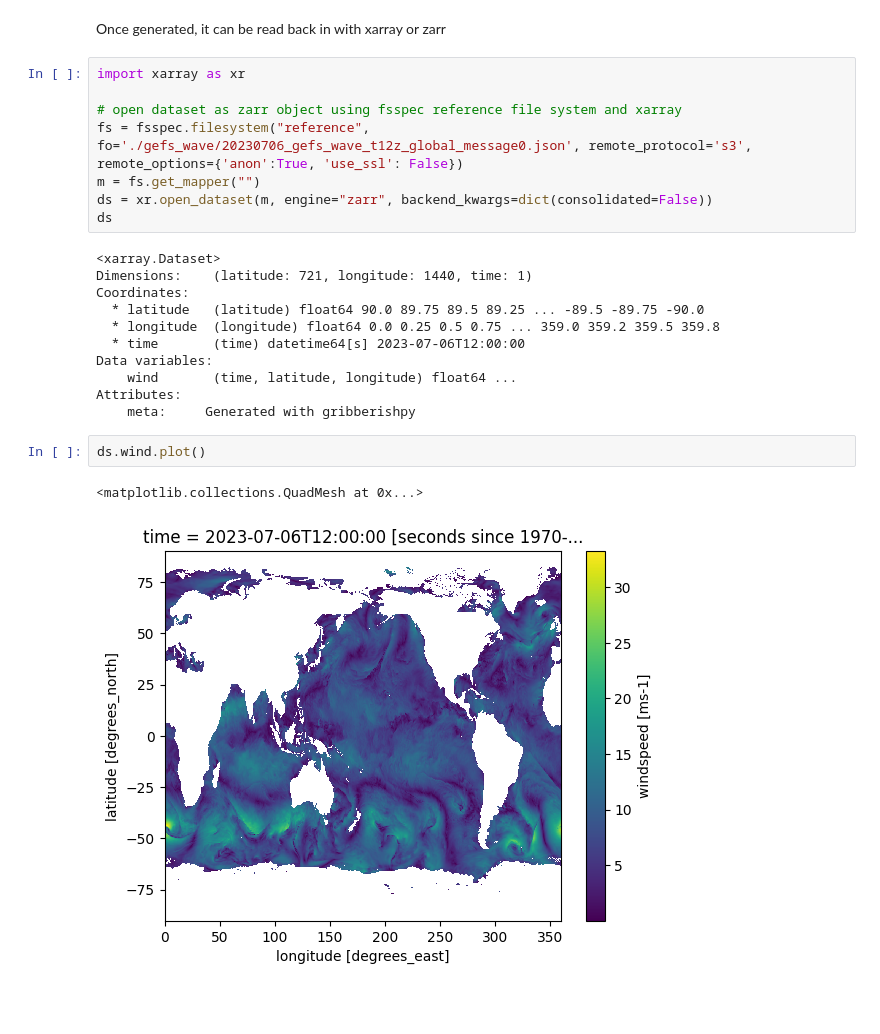
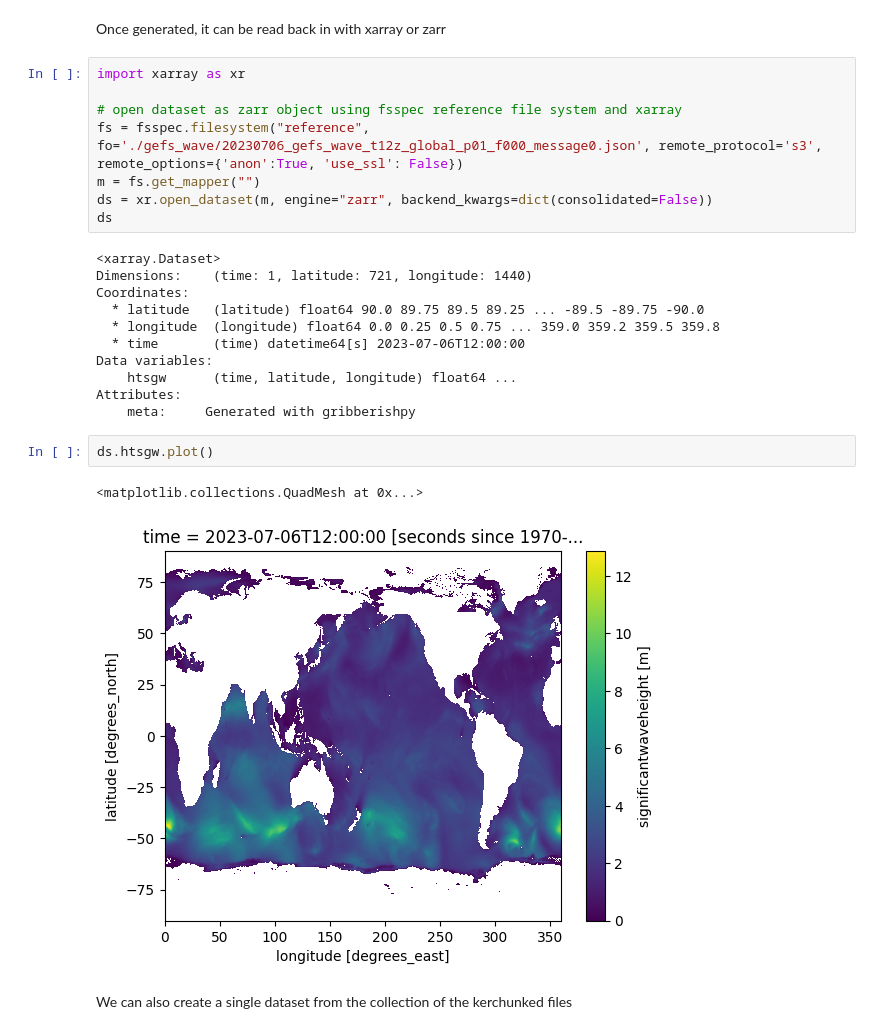
Before and after one commit to mpiannucci/gribberish, a Jupyter notebook: python/examples/kerchunk_gefs_wave.ipynb, the cells around one changed output. Saved outputs shown, nothing was run; the diff lists cells and outputs as text; blank space fills up the shorter version.

```diff
--- a/python/examples/kerchunk_gefs_wave.ipynb
+++ b/python/examples/kerchunk_gefs_wave.ipynb
@@ -57,23 +66,25 @@ Once generated, it can be read back in with xarray or zarr
 import xarray as xr
 
 # open dataset as zarr object using fsspec reference file system and xarray
-fs = fsspec.filesystem("reference", fo='./gefs_wave/20230706_gefs_wave_t12z_global_message0.json', remote_protocol='s3', remote_options={'anon':True, 'use_ssl': False})
+fs = fsspec.filesystem("reference", fo='./gefs_wave/20230706_gefs_wave_t12z_global_p01_f000_message0.json', remote_protocol='s3', remote_options={'anon':True, 'use_ssl': False})
 m = fs.get_mapper("")
 ds = xr.open_dataset(m, engine="zarr", backend_kwargs=dict(consolidated=False))
 ds
 # %% [output]
 <xarray.Dataset>
-Dimensions:    (latitude: 721, longitude: 1440, time: 1)
+Dimensions:    (time: 1, latitude: 721, longitude: 1440)
 Coordinates:
   * latitude   (latitude) float64 90.0 89.75 89.5 89.25 ... -89.5 -89.75 -90.0
   * longitude  (longitude) float64 0.0 0.25 0.5 0.75 ... 359.0 359.2 359.5 359.8
   * time       (time) datetime64[s] 2023-07-06T12:00:00
 Data variables:
-    wind       (time, latitude, longitude) float64 ...
+    htsgw      (time, latitude, longitude) float64 ...
 Attributes:
     meta:     Generated with gribberishpy
 # %%
-ds.wind.plot()
+ds.htsgw.plot()
 # %% [output]
 <matplotlib.collections.QuadMesh at 0x...>
-[figure, old version]
+[figure, new version]
+# %% [markdown]
+We can also create a single dataset from the collection of the kerchunked files
```
Also changed, not shown: parts of 6 cells of this notebook.
